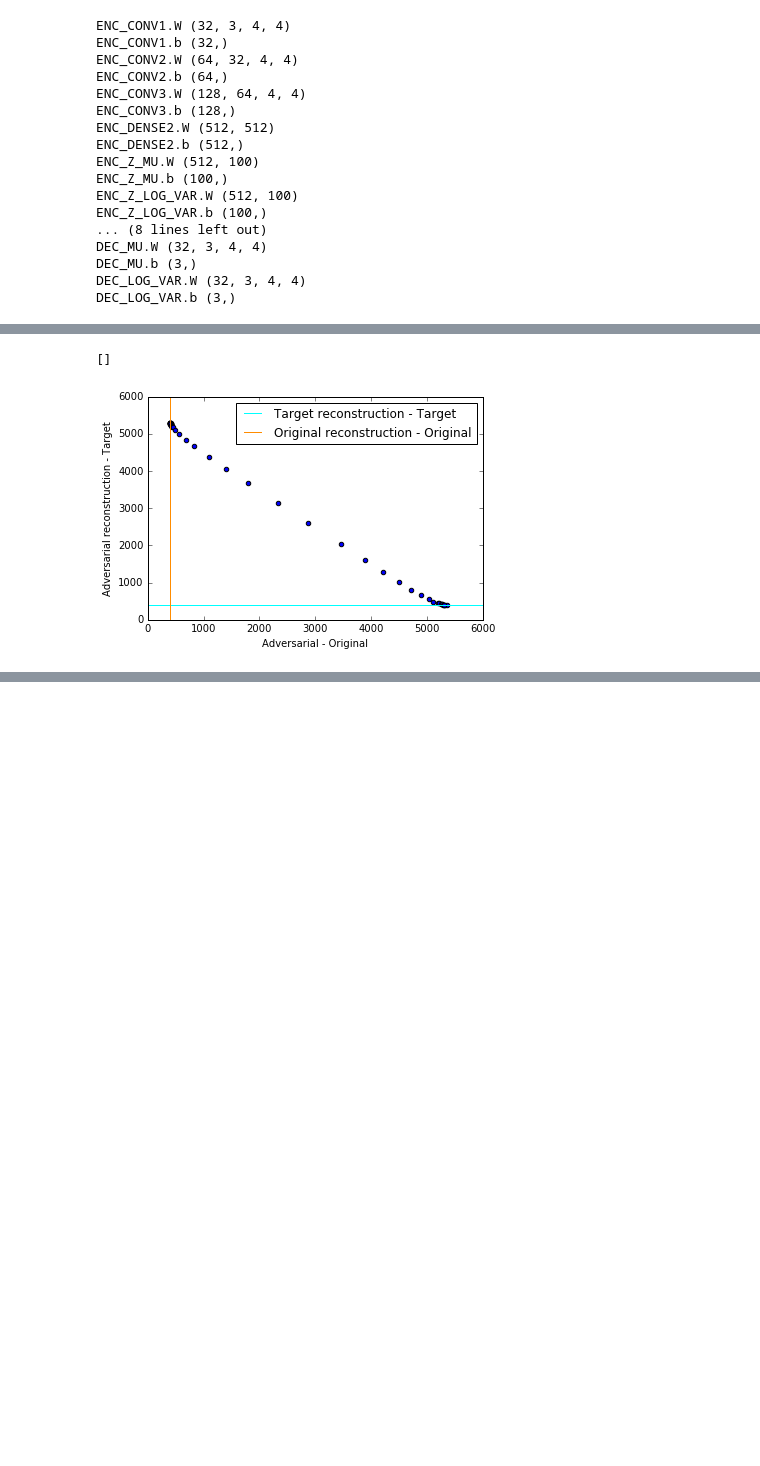
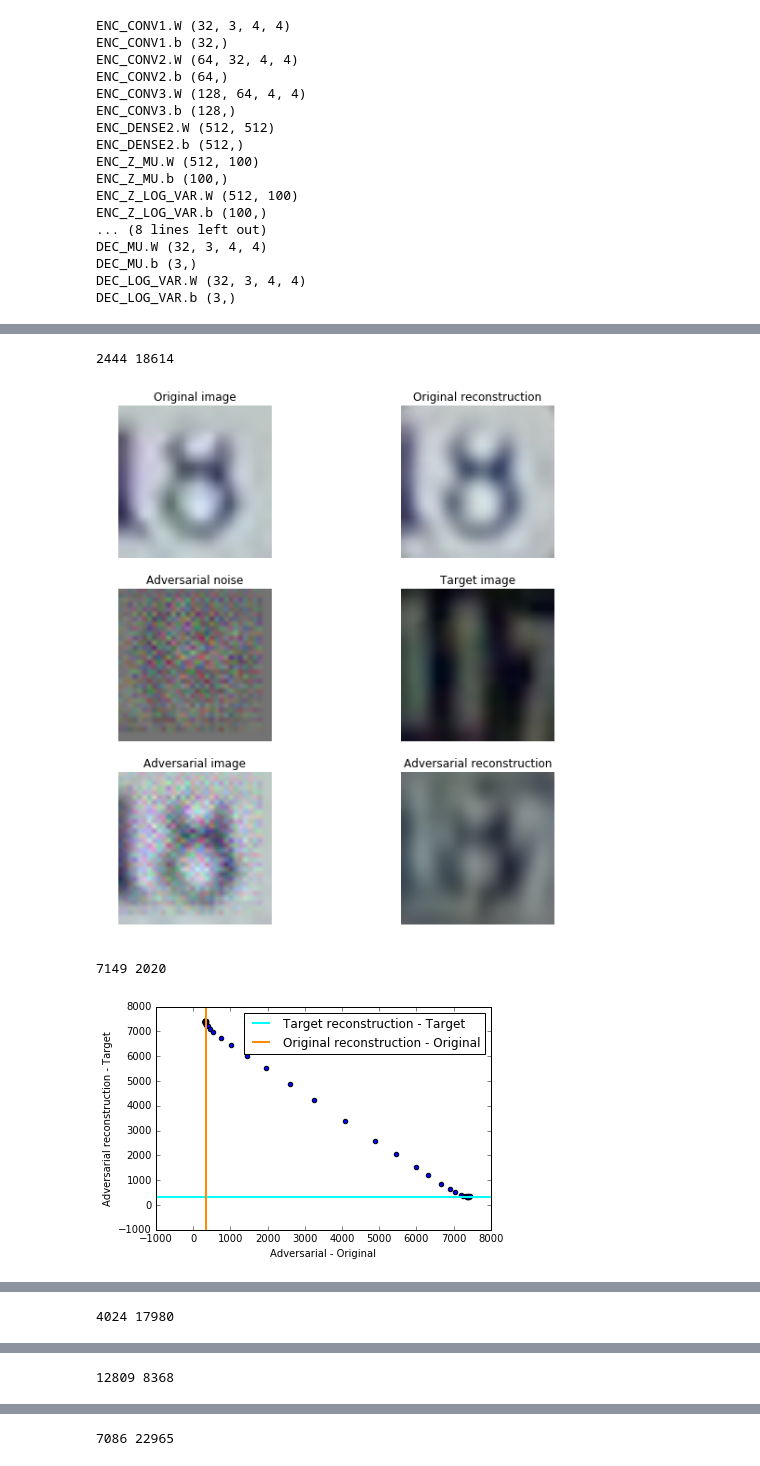
Before and after one commit to tabacof/adv_vae, a Jupyter notebook: SVHN_adv_vae.ipynb, the cells around one changed output, grey strips where cells are left out. Cells and saved outputs as stored; diff of their text form; code cells hidden in the pictures; blank space fills up the shorter version.

```diff
--- a/SVHN_adv_vae.ipynb
+++ b/SVHN_adv_vae.ipynb
@@ -276,5 +278,5 @@ def svhn_dist(img1, img2):
 # %%
-def adv_test(orig_img = 0, target_img = 1, C = 200.0, plot = True):
+def adv_test(orig_img, target_img, C, plot = True):
     # Set the adversarial noise to zero
     l_noise.b.set_value(np.zeros((3,32,32)).astype(np.float32))
 
@@ -355,12 +376,15 @@ plt.plot()
-# %%
-plt.figure()
-plt.axhline(y=target_reconstruction_dist, color = 'cyan', label = "Target reconstruction - Target")
-plt.axvline(x=orig_reconstruction_dist, color='DarkOrange', label = "Original reconstruction - Original")
-plt.scatter(adv_dist, orig_dist)
-plt.ylabel("Adversarial reconstruction - Target")
-plt.xlabel("Adversarial - Original")
-plt.legend()
-plt.plot()
-# %% [output]
-[]
-[figure, removed]
+# %%
+n = 25
+
+xs = []
+ys = []
+
+for i in range(n):
+    x, y = orig_adv_dist(plot = True)
+    xs.append(x)
+    ys.append(y)
+# %% [output]
+2444 18614
+[figure, added]
+7149 2020
+[figure, added]
@@ -366,0 +392 @@ plt.plot()
+4024 17980
@@ -366,0 +395 @@ plt.plot()
+12809 8368
@@ -366,0 +398 @@ plt.plot()
+7086 22965
```
Also changed, not shown: parts of 6 cells of this notebook, 4 other files.
